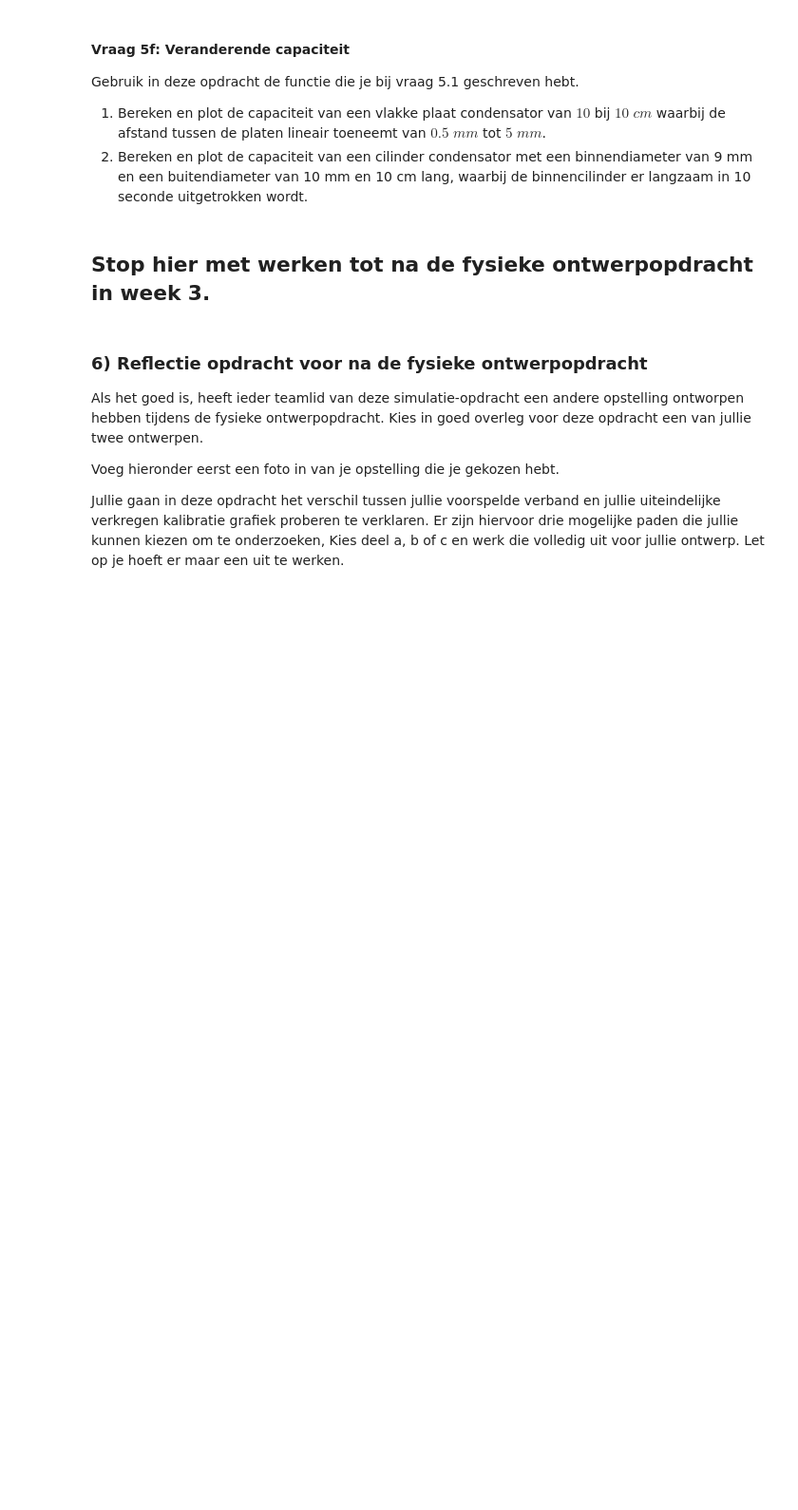
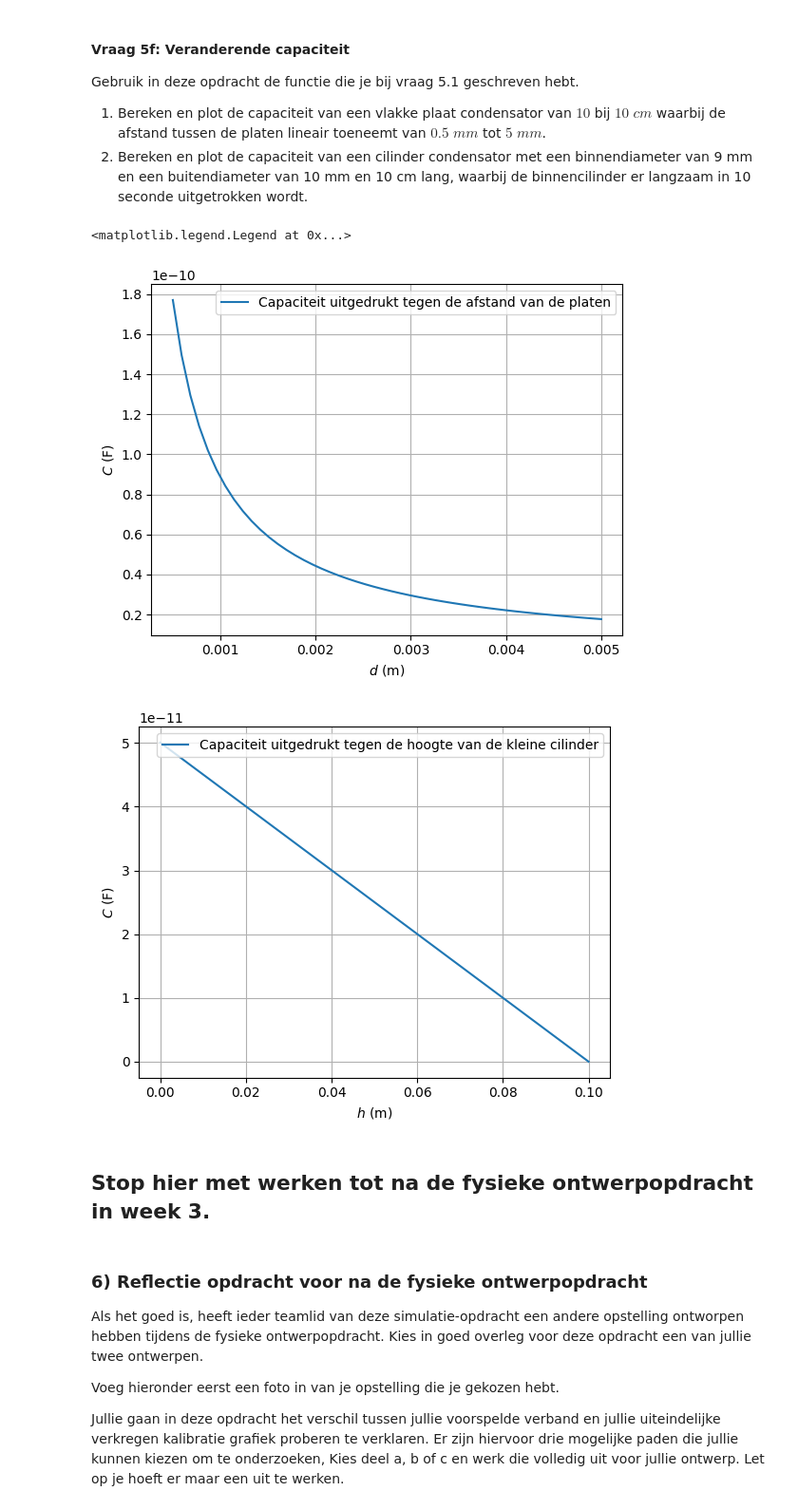
Before and after one commit to Ikbenjamin07/opdrachten-DEF-D, a Jupyter notebook: DigitaleOntwerpopdrachten/1CondensatorOpdracht/CondensatorOntwerpopdracht.ipynb, the cells around one changed output. Shown at 95% size. Cells and saved outputs as stored; diff of their text form; code cells hidden in the pictures; blank space fills up the shorter version.

```diff
--- a/DigitaleOntwerpopdrachten/1CondensatorOpdracht/CondensatorOntwerpopdracht.ipynb
+++ b/DigitaleOntwerpopdrachten/1CondensatorOpdracht/CondensatorOntwerpopdracht.ipynb
@@ -677,12 +727,12 @@ In deze vraag zullen we kijken naar de ideale vlakke plaat condensator. Als de a
 3. Vind de formule voor de capaciteit van een cilinder condensator onder de aanname dat de afstand tussen de binnen en buiten wand klein is.
 4. Schrijf een python functie die de relevante parameters als input neemt en de capaciteit van een cilinder condensator als output heeft.
 # %%
-def vlakkeplaat(relevante_parameters):
-    C = None
-    return C
+def vlakkeplaat(A, d, epsilonr):
+    C = epsilon0 * epsilonr * A / d
+    return C #in Ah
 
-def cilinder(relevante_parameters):
-    C = None
+def cilinder(L, a, d, epsilonr):
+    C = 2 * np.pi * epsilon0 * epsilonr * L * a / d
     return  C
 # %% [markdown]
 #### Vraag 5b: Capaciteit van enkele simpele condensatoren
@@ -759,7 +857,31 @@ Gebruik in deze opdracht de functie die je bij vraag 5.1 geschreven hebt.
 # %%
 ###
 ###Jouw code hier###
 ###
+
+d_5f = np.linspace(0.0005, 0.005, 50)
+C_5f_v = vlakkeplaat(0.10 * 0.10, d_5f, 1)
+
+plt.figure()
+plt.plot(d_5f, C_5f_v, label = 'Capaciteit uitgedrukt tegen de afstand van de platen')
+plt.xlabel('$d$ (m)')
+plt.ylabel('$C$ (F)')
+plt.grid()
+plt.legend()
+
+h_5f = np.linspace(0, 0.10, 50)
+C_5f_c = cilinder(L_5f, 0.009, 0.010 - 0.009, 1)
+
+plt.figure()
+plt.plot(0.10 - h_5f, C_5f_c, label = 'Capaciteit uitgedrukt tegen de hoogte van de kleine cilinder')
+plt.xlabel('$h$ (m)')
+plt.ylabel('$C$ (F)')
+plt.grid()
+plt.legend()
+# %% [output]
+<matplotlib.legend.Legend at 0x...>
+[figure, added]
+[figure, added]
 # %% [markdown]
 ## Stop hier met werken tot na de fysieke ontwerpopdracht in week 3.
 # %% [markdown]
```
Also changed, not shown: parts of 13 cells of this notebook.
